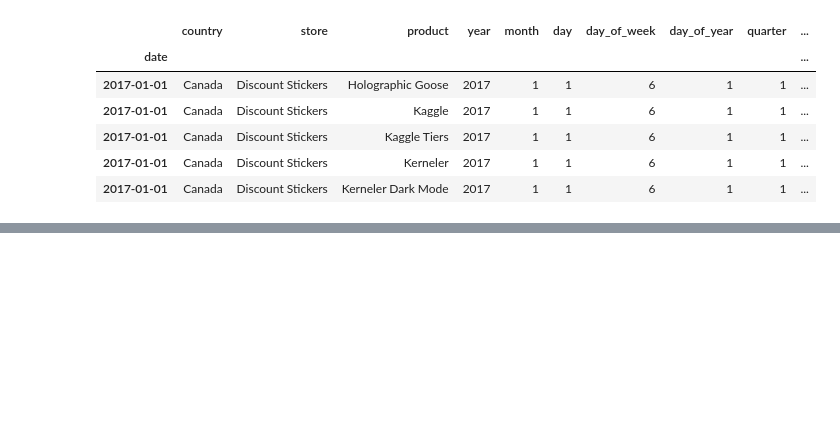
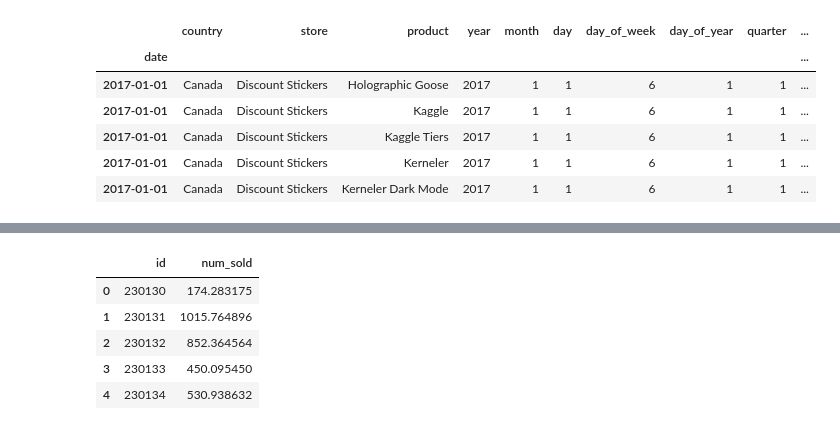
Before and after one commit to EmreRodoplu/Forecasting-Sticker-Sales, a Jupyter notebook: analiz.ipynb, the cells around one changed output, grey strips where cells are left out. Saved outputs shown, nothing was run; the diff lists cells and outputs as text; code cells hidden in the pictures; blank space fills up the shorter version.

```diff
--- a/analiz.ipynb
+++ b/analiz.ipynb
@@ -190,5 +193,5 @@ for col in categoric_columns:
 tscv = TimeSeriesSplit(n_splits=5,
                        gap=30)
 # %%
-# X_train,X_test,y_train,y_test = train_test_split(X,y,train_size=0.8)
+X_train,X_test,y_train,y_test = train_test_split(X,y,train_size=0.8)
 # %%
@@ -226,7 +250,7 @@ for i,(train_index, test_index) in enumerate(tscv.split(X.index)):
     X_train, X_test = X.iloc[train_index], X.iloc[test_index]
     y_train, y_test = y.iloc[train_index], y.iloc[test_index]
 
-    lgbm = LGBMRegressor(verbose=-1)
+    lgbm = LGBMRegressor(**best_params,verbose=-1)
 
 
     lgbm.fit(X_train,y_train)
@@ -244,0 +291,10 @@ print(f"Average MAPE : {np.mean(mape_scores)}")
+# %%
+submission_df["num_sold"] = np.mean(lgmb_test_scores,axis=0)**2
+submission_df.head()
+# %% [output]
+|  | id | num_sold |
+| 0 | 230130 | 174.283175 |
+| 1 | 230131 | 1015.764896 |
+| 2 | 230132 | 852.364564 |
+| 3 | 230133 | 450.095450 |
+| 4 | 230134 | 530.938632 |
```
Also changed, not shown: parts of 8 cells of this notebook.
